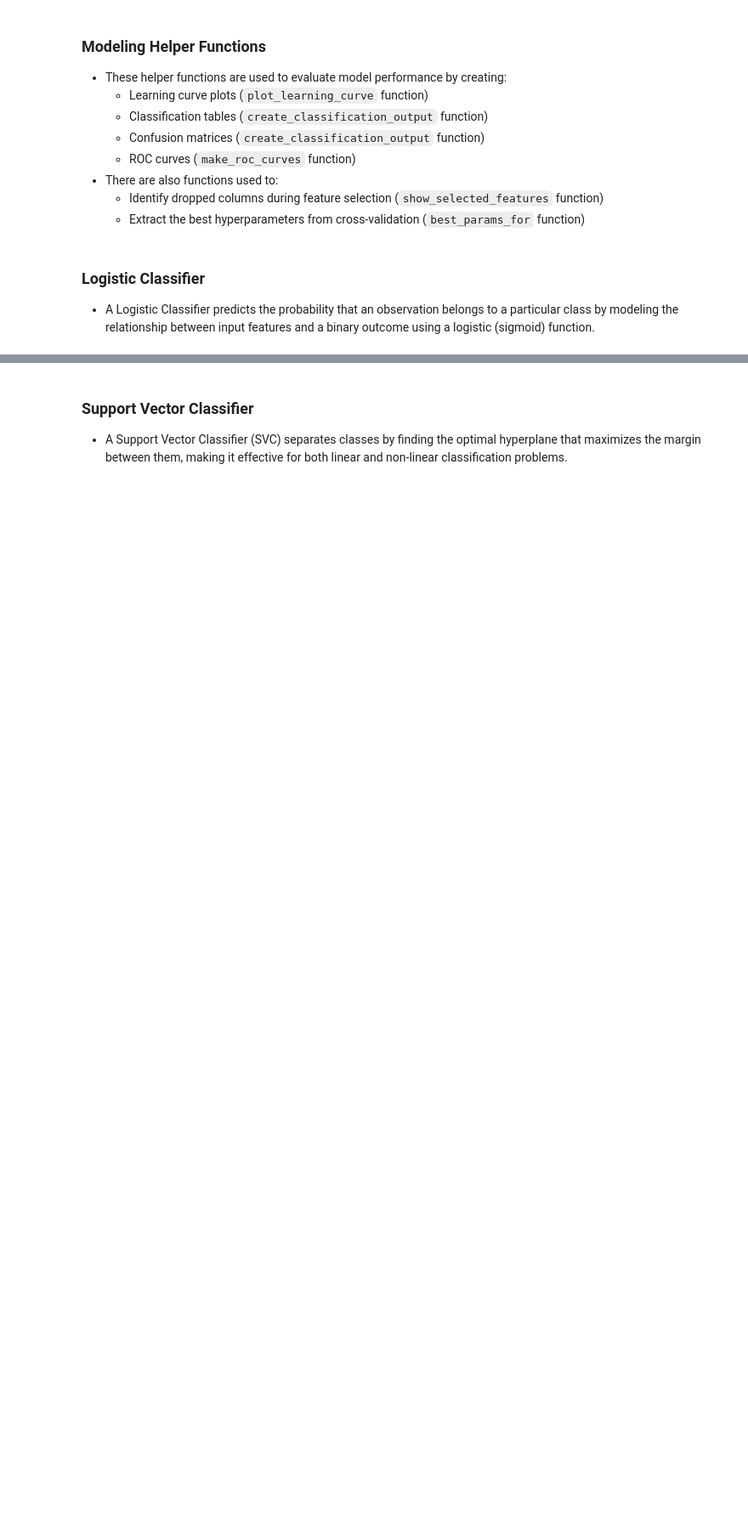
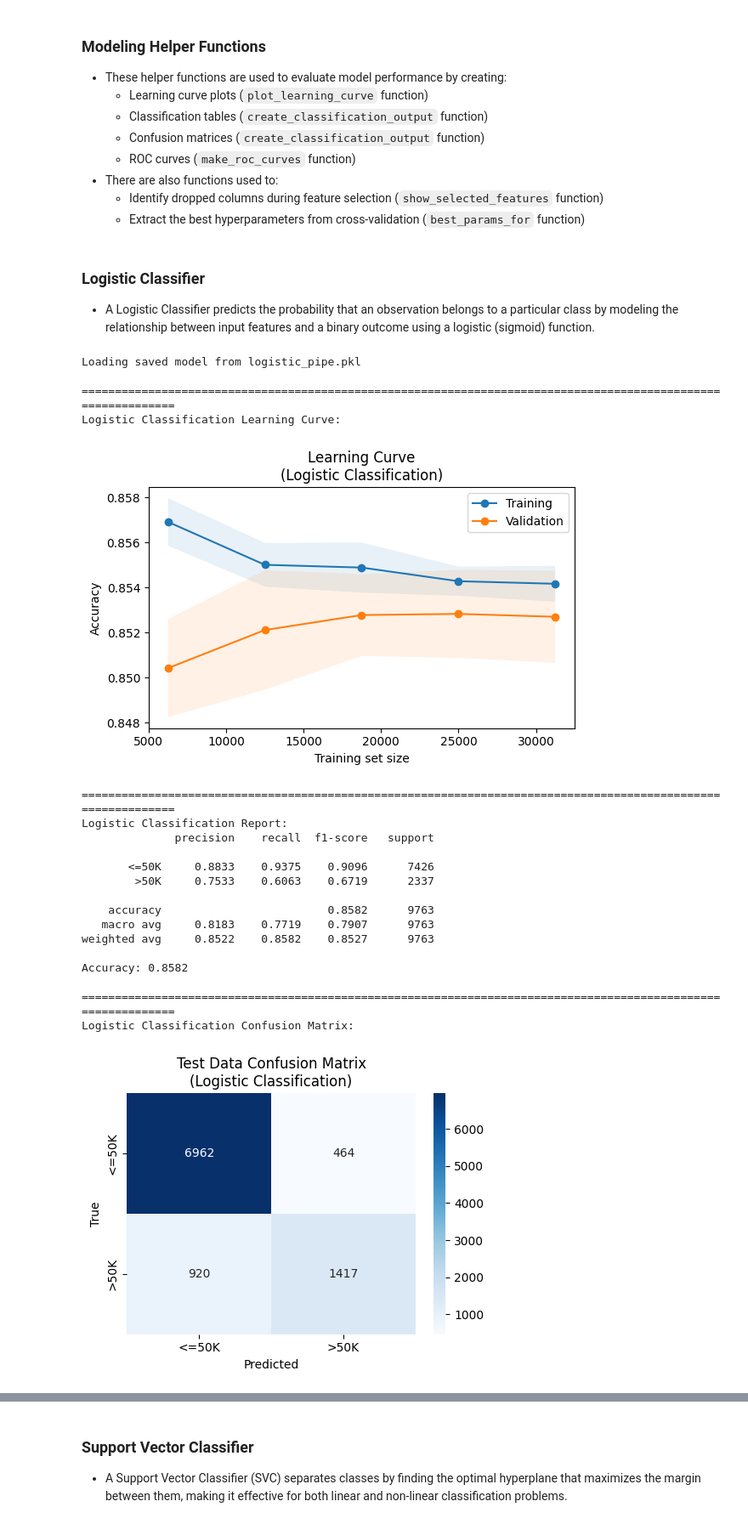
Before and after one commit to ryan-bulger/5509-Final-Project, a Jupyter notebook: 5509_income_modeling.ipynb, the cells around one changed output, grey strips where cells are left out. Shown at 85% size. Cells and saved outputs as stored; diff of their text form; code cells hidden in the pictures; blank space fills up the shorter version.

```diff
--- a/5509_income_modeling.ipynb
+++ b/5509_income_modeling.ipynb
@@ -71,13 +79,13 @@ print(f'X_test shape =  {X_test.shape}     y_test shape =  {y_test.shape}')
 - Next we build a preprocessing pipeline that prepares numeric and categorical data for modeling. Numeric features are imputed using their median values and standardized for consistent scaling, while categorical features are imputed with the most frequent category and one-hot encoded into binary variables. The `ColumnTransformer` then applies these transformations to their respective columns, producing a clean, model-ready dataset.
 - To aid in modeling dummy columns will be added during imputing to indicate where data was missing for the `capital-gain`, `capital-loss`, `workclass`, `occupation`, and `native-country` columns.
 # %%
-numeric_transformer = Pipeline([
+numeric_transformer = ImbPipeline([
     # ('imputer', IterativeImputer(initial_strategy='median', add_indicator=True)),
     ('imputer', SimpleImputer(strategy='median', add_indicator=True)),
     ('scaler', StandardScaler())
 ])
 
-categorical_transformer = Pipeline([
+categorical_transformer = ImbPipeline([
     # ('imputer', IterativeImputer(initial_strategy='most_frequent', add_indicator=True)),
     ('imputer', SimpleImputer(strategy='most_frequent', add_indicator=True)),
     ('onehot', OneHotEncoder(handle_unknown='ignore'))
@@ -118,6 +126,17 @@ Finally, ROC curves are plotted to compare all three classifiers and visually as
   - Identify dropped columns during feature selection (`show_selected_features` function)
   - Extract the best hyperparameters from cross-validation (`best_params_for` function)
 # %%
+# Function to check if a model has already been fit then load the model, otherwise fit the model
+def fit_model(pipe, X_train, y_train, filename):
+    if os.path.exists(filename):
+        print(f"Loading saved model from {filename}")
+        fitted_model = joblib.load(filename)
+    else:
+        print(f"Fitting model and saving to {filename}")
+        fitted_model = pipe.fit(X_train, y_train)
+        joblib.dump(fitted_model, filename)
+    return fitted_model
+
 # Function to plot the learning curve for a given model
 def plot_learning_curve(estimator, X, y, clf_type):
     cv = StratifiedKFold(n_splits=5, shuffle=True, random_state=42)
@@ -253,14 +272,36 @@ def best_params_for(results, name):
 - A Logistic Classifier predicts the probability that an observation belongs to a particular class by modeling the relationship between input features and a binary outcome using a logistic (sigmoid) function.
 # %%
 # Create logistic classifier pipeline instance
-logistic_pipe = Pipeline(steps=[
+logistic_pipe = SkPipeline(steps=[
     ('preprocessor', preprocessor_transformer),
     ('classifier', LogisticRegression(max_iter=2000, n_jobs=-1))
 ])
 
 # Fit model
-logistic_pipe.fit(X_train, y_train)
+logistic_pipe = fit_model(logistic_pipe, X_train, y_train, 'logistic_pipe.pkl')
 
 # Create classification output
 logistic_accuracy = create_classification_output(logistic_pipe, 'Logistic Classification')
+# %% [output]
+Loading saved model from logistic_pipe.pkl
+
+==============================================================================================================
+Logistic Classification Learning Curve:
+[figure, added]
+==============================================================================================================
+Logistic Classification Report:
+              precision    recall  f1-score   support
+
+       <=50K     0.8833    0.9375    0.9096      7426
+        >50K     0.7533    0.6063    0.6719      2337
+
+    accuracy                         0.8582      9763
+   macro avg     0.8183    0.7719    0.7907      9763
+weighted avg     0.8522    0.8582    0.8527      9763
+
+Accuracy: 0.8582
+
+==============================================================================================================
+Logistic Classification Confusion Matrix:
+[figure, added]
 # %% [markdown]
```
Also changed, not shown: parts of 44 cells of this notebook, 2 other files.
